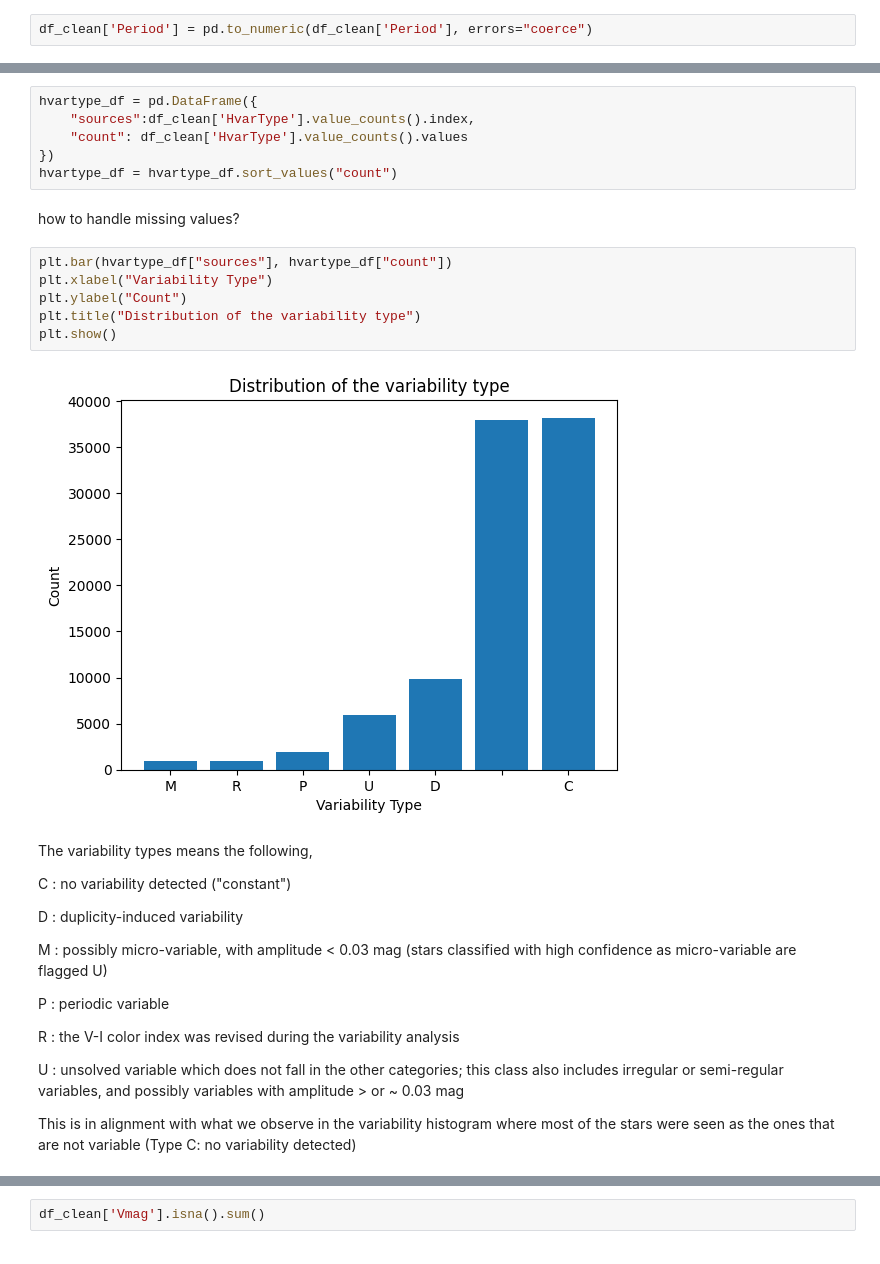
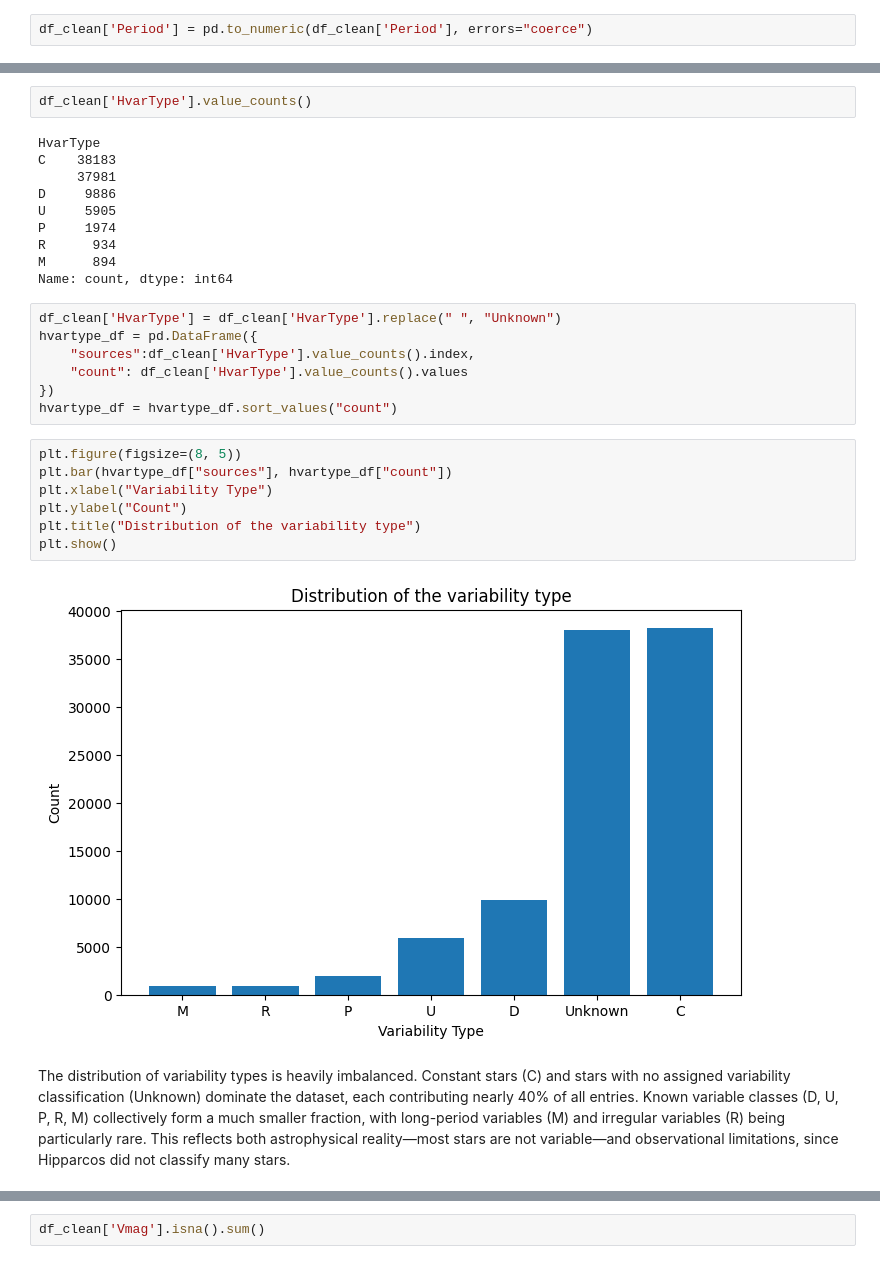
Before and after one commit to dinarazhorabek/astronomy_data_analysis, a Jupyter notebook: Hipparcos_Clustering_Starter.ipynb, the cells around one changed output, grey strips where cells are left out. Cells and saved outputs as stored; diff of their text form.

```diff
--- a/Hipparcos_Clustering_Starter.ipynb
+++ b/Hipparcos_Clustering_Starter.ipynb
@@ -254,33 +274,31 @@ Related to the notion of the variability of stars, astronomers often divide the
 # %%
-hvartype_df = pd.DataFrame({
-    "sources":df_clean['HvarType'].value_counts().index,
-    "count": df_clean['HvarType'].value_counts().values
-})
-hvartype_df = hvartype_df.sort_values("count")
+df_clean['HvarType'].value_counts()
+# %% [output]
+HvarType
+C    38183
+     37981
+D     9886
+U     5905
+P     1974
+R      934
+M      894
+Name: count, dtype: int64
-# %% [markdown]
-how to handle missing values?
+# %%
+df_clean['HvarType'] = df_clean['HvarType'].replace(" ", "Unknown")
+hvartype_df = pd.DataFrame({
+    "sources":df_clean['HvarType'].value_counts().index,
+    "count": df_clean['HvarType'].value_counts().values
+})
+hvartype_df = hvartype_df.sort_values("count")
 # %%
+plt.figure(figsize=(8, 5))
 plt.bar(hvartype_df["sources"], hvartype_df["count"])
 plt.xlabel("Variability Type")
 plt.ylabel("Count")
 plt.title("Distribution of the variability type")
 plt.show()
 # %% [output]
-[figure, old version]
+[figure, new version]
-# %% [markdown]
-The variability types means the following,
-
-C : no variability detected ("constant")
-
-D : duplicity-induced variability
-
-M : possibly micro-variable, with amplitude < 0.03 mag (stars classified with high confidence as micro-variable are flagged U)
-
-P : periodic variable
-
-R : the V-I color index was revised during the variability analysis
-
-U : unsolved variable which does not fall in the other categories; this class also includes irregular or semi-regular variables, and possibly variables with amplitude > or ~ 0.03 mag
-
-This is in alignment with what we observe in the variability histogram where most of the stars were seen as the ones that are not variable (Type C: no variability detected)
+# %% [markdown]
+The distribution of variability types is heavily imbalanced. Constant stars (C) and stars with no assigned variability classification (Unknown) dominate the dataset, each contributing nearly 40% of all entries. Known variable classes (D, U, P, R, M) collectively form a much smaller fraction, with long-period variables (M) and irregular variables (R) being particularly rare. This reflects both astrophysical reality—most stars are not variable—and observational limitations, since Hipparcos did not classify many stars.
 # %% [markdown]
```
Also changed, not shown: parts of 23 cells of this notebook.
